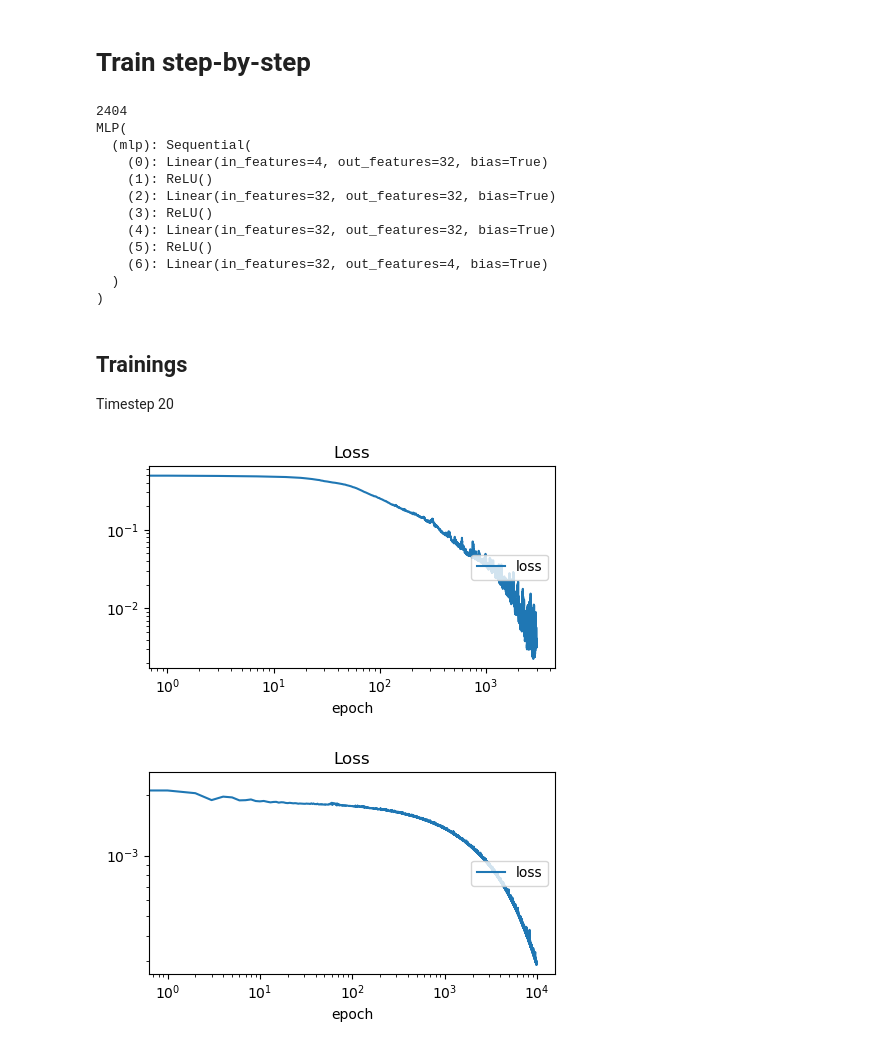
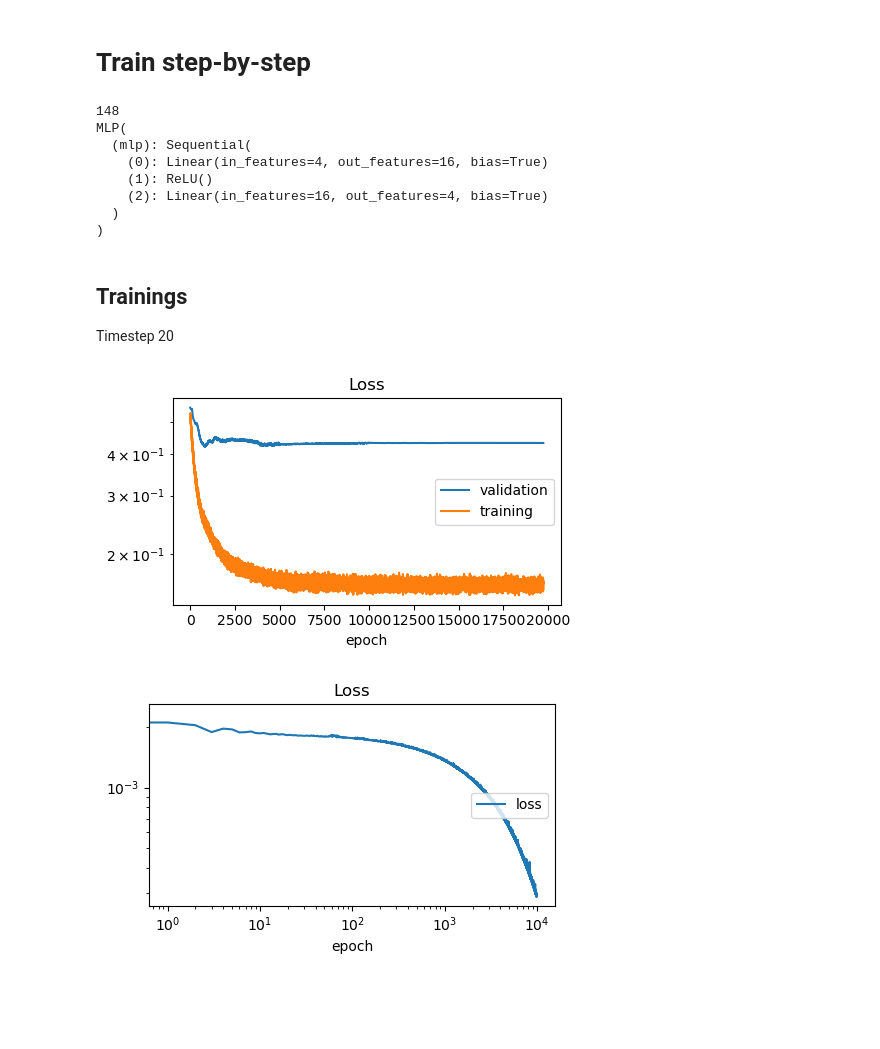
Before and after one commit to alapena/QuantGenMdl, a Jupyter notebook: train_mlp_pocoapoco.ipynb, the cells around one changed output. Cells and saved outputs as stored; diff of their text form; code cells hidden in the pictures; blank space fills up the shorter version.

```diff
--- a/train_mlp_pocoapoco.ipynb
+++ b/train_mlp_pocoapoco.ipynb
@@ -120,7 +121,7 @@ class MLP(torch.nn.Module):
         super().__init__()
         input_dim = 2*input_feats
         output_dim = 2*output_feats
-        hidden_dim = 8*input_dim
+        hidden_dim = 4*input_dim
         layers = []
         for _ in range(n_hidden_layers):
             layers.append(torch.nn.Linear(input_dim, hidden_dim))
@@ -152,6 +153,9 @@ def mse(pred, true):
     true_float = torch.view_as_real(true)
     return torch.nn.functional.mse_loss(pred_float, true_float)
 
+def simple_regularization_term(model, lambd=0.1):
+    return lambd * sum(p.pow(2).sum() for p in model.parameters())
+
 def eval(model, x):
     model.eval()
     y = model(x)
@@ -161,22 +165,18 @@ def eval(model, x):
 device = torch.device('cpu')
 input_feats = 2**n_qubits
 output_feats = input_feats
-n_hidden_layers = 3
+n_hidden_layers = 1
 model = MLP(input_feats, n_hidden_layers, output_feats).to(device)#.to(torch.float64)
 trainable_params = sum(p.numel() for p in model.parameters() if p.requires_grad)
 print(trainable_params)
 print(model)
 # %% [output]
-2404
+148
 MLP(
   (mlp): Sequential(
-    (0): Linear(in_features=4, out_features=32, bias=True)
+    (0): Linear(in_features=4, out_features=16, bias=True)
     (1): ReLU()
-    (2): Linear(in_features=32, out_features=32, bias=True)
-    (3): ReLU()
-    (4): Linear(in_features=32, out_features=32, bias=True)
-    (5): ReLU()
-    (6): Linear(in_features=32, out_features=4, bias=True)
+    (2): Linear(in_features=16, out_features=4, bias=True)
   )
 )
 # %% [markdown]
@@ -192,7 +192,7 @@ def custom_after_subplot(ax: plt.Axes, group_name: str, x_label: str):
     ax.set_title(group_name)
     ax.set_xlabel(x_label)
     ax.legend(loc='center right')
-    ax.logy()
+    ax.set_yscale('log')
 outputs = [MatplotlibPlot(after_subplot=custom_after_subplot)]
 # %%
 # Training loop
@@ -200,8 +200,9 @@ loss_fn = quantum_mean_infidelity
 lr = 4e-4
 optimizer = torch.optim.AdamW(model.parameters(), lr=lr)
 # optimizer = pytorch_optimizer.SOAP(model.parameters(), lr=lr)
-# lr_scheduler = torch.optim.lr_scheduler.CosineAnnealingLR(optimizer, T_max=1000, eta_min=lr*0.001)
-n_epochs = 3000
+step_size = 5000
+n_epochs = 4*step_size
+lr_scheduler = torch.optim.lr_scheduler.StepLR(optimizer, step_size, gamma=0.1)
 pbar = tqdm(range(n_epochs))
 batch_size = 100
 liveloss = PlotLosses(figsize=(9,3), outputs=outputs)
@@ -210,45 +211,71 @@ liveloss = PlotLosses(figsize=(9,3), outputs=outputs)
 TIMESTEP = 20 # 20 --> 19
 X, y = states_diffused[TIMESTEP], states_diffused[TIMESTEP-1]
 ts = torch.ones_like(X) * TIMESTEP
-train_dataloader = torch.utils.data.DataLoader(torch.utils.data.TensorDataset(X, y, ts), batch_size=batch_size, shuffle=True)
+
+train_size = 0.8
+X_train, X_val, y_train, y_val, ts_train, ts_val = train_test_split(X, y, ts, train_size=train_size)
+train_dataloader = torch.utils.data.DataLoader(torch.utils.data.TensorDataset(X_train, y_train, ts_train), batch_size=batch_size, shuffle=True)
+val_dataloader = torch.utils.data.DataLoader(torch.utils.data.TensorDataset(X_val, y_val, ts_val), batch_size=batch_size, shuffle=False)
 
 logs = {}
+epochs = []
+val_epochs = []
 best_loss = float('inf')
 last_save_epoch = 0
-model.train()
 for epoch in pbar:
-    loss_epoch = 0
+    model.train()
+    train_loss_epoch = 0
     for batch in train_dataloader:
         X, y, ts = batch
         # X, y = X.to(device).to(torch.complex128), y.to(device).to(torch.complex128)
         X, y = X.to(device), y.to(device)
         optimizer.zero_grad()
         x = model(X)
-        loss = loss_fn(x, y)
+        loss = loss_fn(x, y)# + simple_regularization_term(model, lambd=1e-1)
         loss.backward()
         optimizer.step()
         loss_value = loss.item()
-        loss_epoch += loss_value
-    # lr_scheduler.step()
-    avg_loss_epoch = loss_epoch / len(train_dataloader)
-    logs['loss'] = avg_loss_epoch
+        train_loss_epoch += loss_value
+    lr_scheduler.step()
+    avg_train_loss_epoch = train_loss_epoch / len(train_dataloader)
+
+    model.eval()
+    with torch.no_grad():
+        val_loss_epoch = 0
+        for batch in val_dataloader:
+            X, y, ts = batch
+            # X, y = X.to(device).to(torch.complex128), y.to(device).to(torch.complex128)
+            X, y = X.to(device), y.to(device)
+            x = model(X)
+            loss = loss_fn(x, y)
+            loss_value = loss
+            val_loss_epoch += loss_value
+        avg_val_loss_epoch = val_loss_epoch / len(val_dataloader)
+        logs['val_loss'] = avg_val_loss_epoch
+        val_epochs.append(epoch)
+
+    logs['loss'] = avg_train_loss_epoch
+    epochs.append(epoch)
     liveloss.update(logs)
     pbar.set_description(f'Epoch {epoch+1}/{n_epochs} Loss: {loss_value:.3e}, Last_save: {last_save_epoch}')
 
-    if avg_loss_epoch < best_loss:
-        best_loss = avg_loss_epoch
+    if avg_train_loss_epoch < best_loss:
+        best_loss = avg_train_loss_epoch
         last_save_epoch = epoch
         filename = f'bestmodel_pretrained_{TIMESTEP}.pt'
         path = savedir/filename
         savedir.mkdir(parents=True, exist_ok=True)
         torch.save({
                 'model_state_dict': model.state_dict(),
-                'loss_hist': logs['loss'],
+                'train_loss_hist': logs['loss'],
+                'val_loss_hist': logs['val_loss'],
+                'epochs_hist': epochs,
+                'val_epochs_hist': val_epochs
                 }, path)
     if epoch % 299 == 0:
             liveloss.send()
 # %% [output]
-[figure, old version]
+[figure, new version]
 # %%
 # Change the learning rate
 lr = 1e-5
```
Also changed, not shown: parts of 3 cells of this notebook, 1 other file.
